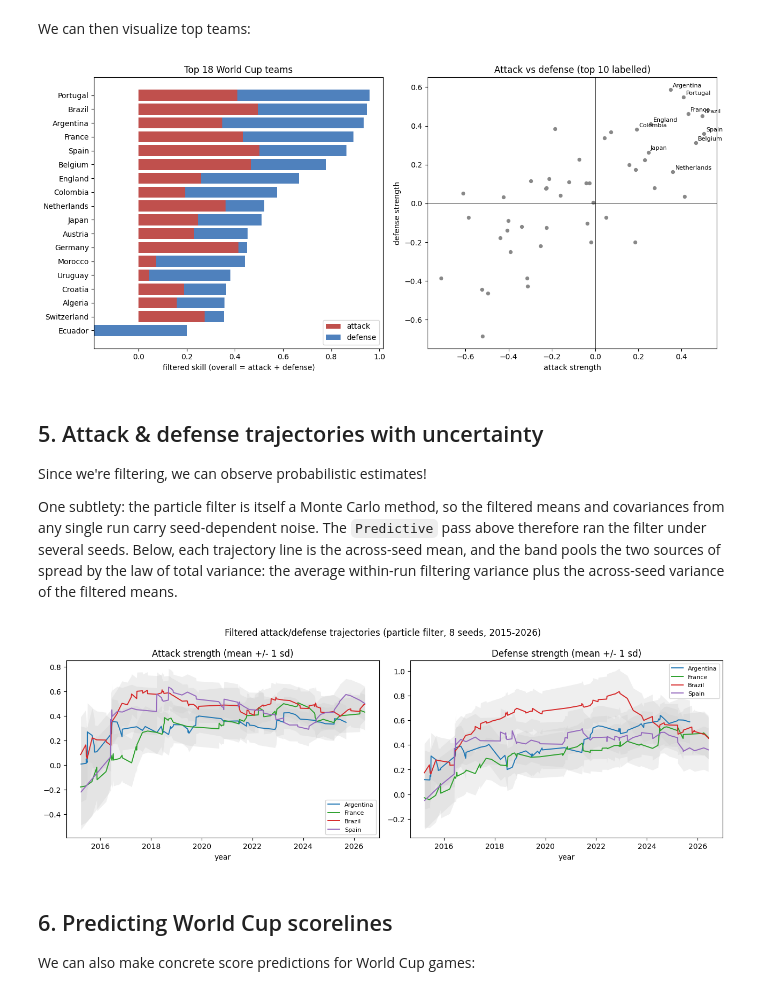
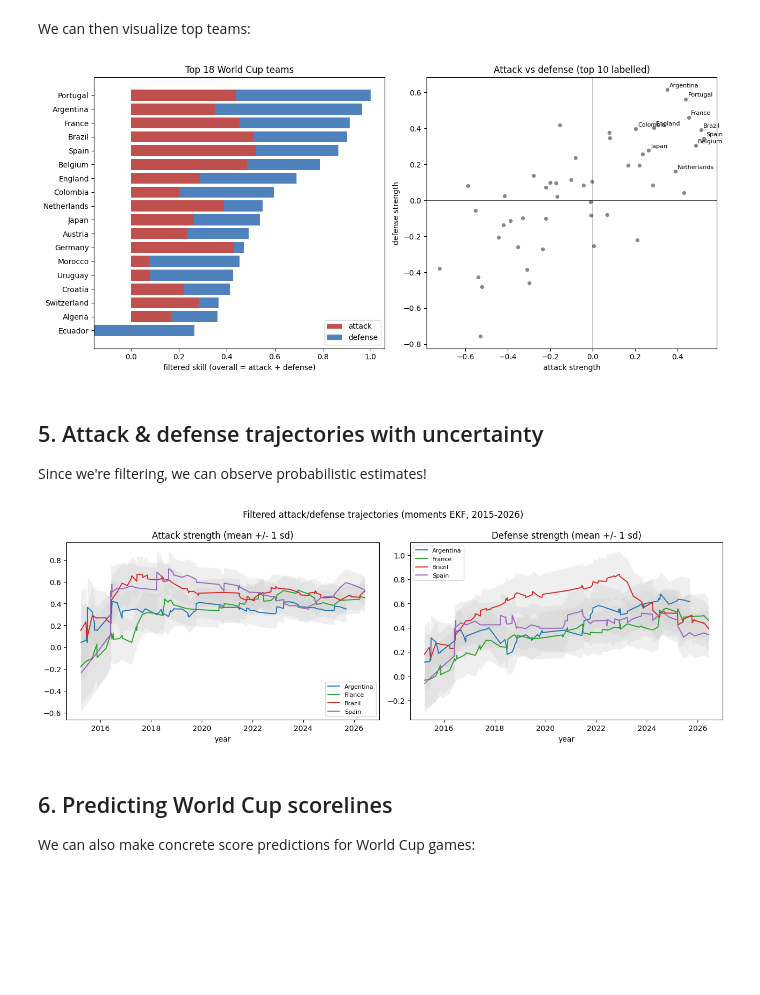
Before and after one commit to DanWaxman/dynestyx, a Jupyter notebook: docs/deep_dives/factorial_world_cup.ipynb, the cells around one changed output. Drawn from its saved outputs; the diff is of its cells as text; code cells hidden in the pictures; blank space fills up the shorter version.

```diff
--- a/docs/deep_dives/factorial_world_cup.ipynb
+++ b/docs/deep_dives/factorial_world_cup.ipynb
@@ -155,9 +155,7 @@ PRIORS = {
     "alpha": dist.Normal(0.25, 0.5),
     "beta": dist.Normal(-1.5, 1.0),
 }
-N_OPT = 300   # particles for the (differentiable) PF marginal likelihood
 N_STEPS = 150
-OPT_KEY = jax.random.PRNGKey(0)  # common random numbers -> deterministic objective
 
 def svi_model():
     p = {name: numpyro.sample(name, prior) for name, prior in PRIORS.items()}
@@ -165,12 +163,12 @@ def svi_model():
                obs_values=obs_values, obs_factor_indices=obs_factor_indices)
 
 # Filter attached OUTSIDE the model, around SVI.run; AutoDelta => MAP point estimate.
-with Filter(filter_config=FactorialPFConfig(n_particles=N_OPT, crn_seed=OPT_KEY)):
+with Filter(filter_config=FactorialEKFConfig()):
     guide = AutoDelta(svi_model, init_loc_fn=init_to_value(values=init_params))
     svi = SVI(svi_model, guide, optax.adam(0.05), loss=Trace_ELBO())
     svi_result = svi.run(jax.random.PRNGKey(0), N_STEPS, progress_bar=False)
 
 opt_params = {k: jnp.asarray(v) for k, v in guide.median(svi_result.params).items()}
 losses = list(np.asarray(svi_result.losses))
-print(f"MAP fit (SVI + AutoDelta, PF): ELBO loss {losses[0]:.1f} -> {losses[-1]:.1f}")
+print(f"MAP fit (SVI + AutoDelta, EKF): ELBO loss {losses[0]:.1f} -> {losses[-1]:.1f}")
 # %% [output]
@@ -203,7 +201,7 @@ Now let's do some prediction using these learned parameters! This takes the form
 def world_cup_model(model, predict_times=None, predict_factor_indices=None):
     # record_filtered_states_mean also records the per-match local means + chol
     # covariances that section 5 reads.
-    with Filter(filter_config=FactorialPFConfig(n_particles=1000, record_filtered_states_mean=True)):
+    with Filter(filter_config=FactorialEKFConfig(record_filtered_states_mean=True)):
         dsx.sample(
             "skill",
             model,
@@ -216,22 +214,12 @@ def world_cup_model(model, predict_times=None, predict_factor_indices=None):
 
 
 fitted_model = make_model(opt_params)
-# The PF is itself a Monte Carlo method: run it under several seeds and average,
-# rather than trusting a single run.
-N_PF_SEEDS = 8
-trace = Predictive(lambda: world_cup_model(fitted_model), num_samples=N_PF_SEEDS)(
+trace = Predictive(lambda: world_cup_model(fitted_model), num_samples=1)(
     jax.random.PRNGKey(0)
 )
-skills_seeds = np.asarray(trace["skill_filtered_states_mean"])  # (N_PF_SEEDS, F, 2)
-skills = skills_seeds.mean(axis=0)  # (F, 2)
+skills = np.asarray(trace["skill_filtered_states_mean"][0])  # (F, 2)
 attack, defense = skills[:, 0], skills[:, 1]
 overall = attack + defense
-seed_sd = skills_seeds.sum(axis=-1).std(axis=0, ddof=1)  # across-seed sd of one run's overall rating
-print(
-    f"PF Monte Carlo noise: across-seed sd of overall rating <= {seed_sd.max():.3f}; "
-    f"MC standard error of the reported {N_PF_SEEDS}-seed average <= "
-    f"{seed_sd.max() / np.sqrt(N_PF_SEEDS):.3f}"
-)
 
 order = np.argsort(overall)[::-1]
 ranking = pd.DataFrame(
@@ -282,50 +269,43 @@ ax.set_xlabel("attack strength"); ax.set_ylabel("defense strength")
 ax.set_title("Attack vs defense (top 10 labelled)")
 fig.tight_layout(); plt.show()
 # %% [output]
-[figure, old version]
+[figure, new version]
 # %% [markdown]
 ## 5. Attack & defense trajectories with uncertainty
 
 Since we're filtering, we can observe probabilistic estimates!
-
-One subtlety: the particle filter is itself a Monte Carlo method, so the filtered means and covariances from any single run carry seed-dependent noise. The `Predictive` pass above therefore ran the filter under several seeds. Below, each trajectory line is the across-seed mean, and the band pools the two sources of spread by the law of total variance: the average within-run filtering variance plus the across-seed variance of the filtered means.
 # %%
-# Reuse the multi-seed PF pass (cell above): per-match local means + covariances,
-# pooled across seeds by the law of total variance.
-local_seeds = np.asarray(trace["skill_filtered_local_states_mean"])  # (S, K, 2, 2) [slot][att, def]
-chol_seeds = np.asarray(trace["skill_filtered_local_states_chol_cov"])  # (S, K, 2, 2, 2)
-within_var = np.diagonal(
-    chol_seeds @ np.swapaxes(chol_seeds, -1, -2), axis1=-2, axis2=-1
-)  # (S, K, 2, 2)
-local = local_seeds.mean(axis=0)  # (K, 2, 2)
-local_sd = np.sqrt(within_var.mean(axis=0) + local_seeds.var(axis=0, ddof=1))  # (K, 2, 2)
+# Reuse the EKF filter pass (cell above): per-match local means + covariances.
+local = np.asarray(trace["skill_filtered_local_states_mean"][0])  # (K, 2, 2) [slot][att, def]
+chol = np.asarray(trace["skill_filtered_local_states_chol_cov"][0])  # (K, 2, 2, 2)
+local_sd = np.sqrt(np.diagonal(chol @ np.swapaxes(chol, -1, -2), axis1=-2, axis2=-1))  # (K,2,2)
 idx_np = np.asarray(obs_factor_indices)
 match_dates = played["date"].to_numpy()
 
 def team_trajectory(team):
     i = team_idx[team]; dt, at, df_, asd, dsd = [], [], [], [], []
     for k in range(K):
         for j in range(2):
             if idx_np[k, j] == i:
                 dt.append(match_dates[k]); at.append(local[k, j, 0]); df_.append(local[k, j, 1])
                 asd.append(local_sd[k, j, 0]); dsd.append(local_sd[k, j, 1])
     return np.array(dt), np.array(at), np.array(df_), np.array(asd), np.array(dsd)
 
 teams_show = [t for t in ["Argentina", "France", "Brazil", "Spain"] if t in team_idx]
 fig, axes = plt.subplots(1, 2, figsize=(13, 4.6))
 for team, color in zip(teams_show, ["#1f77b4", "#2ca02c", "#d62728", "#9467bd"]):
     dt, at, df_, asd, dsd = team_trajectory(team)
     axes[0].fill_between(dt, at - asd, at + asd, color="0.8", alpha=0.3, lw=0)
     axes[1].fill_between(dt, df_ - dsd, df_ + dsd, color="0.8", alpha=0.3, lw=0)
     axes[0].plot(dt, at, color=color, lw=1.4, label=team)
     axes[1].plot(dt, df_, color=color, lw=1.4, label=team)
 axes[0].set_title("Attack strength (mean +/- 1 sd)"); axes[1].set_title("Defense strength (mean +/- 1 sd)")
 for ax in axes:
     ax.set_xlabel("year"); ax.legend(fontsize=8)
-fig.suptitle(f"Filtered attack/defense trajectories (particle filter, {N_PF_SEEDS} seeds, 2015-2026)")
+fig.suptitle("Filtered attack/defense trajectories (moments EKF, 2015-2026)")
 fig.tight_layout(); plt.show()
 # %% [output]
-[figure, old version]
+[figure, new version]
 # %% [markdown]
 ## 6. Predicting World Cup scorelines
 
```
Also changed, not shown: parts of 22 cells of this notebook.
